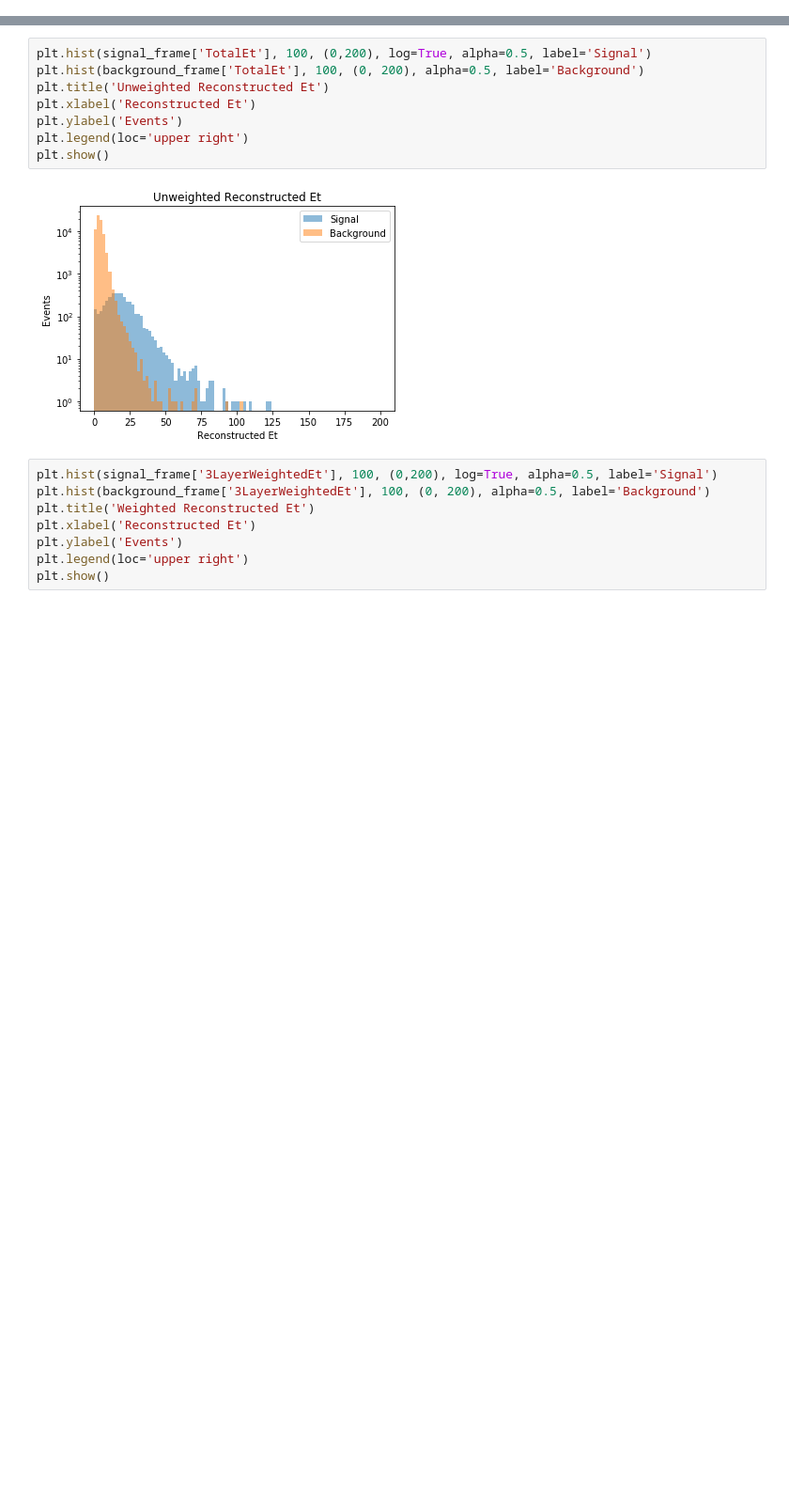
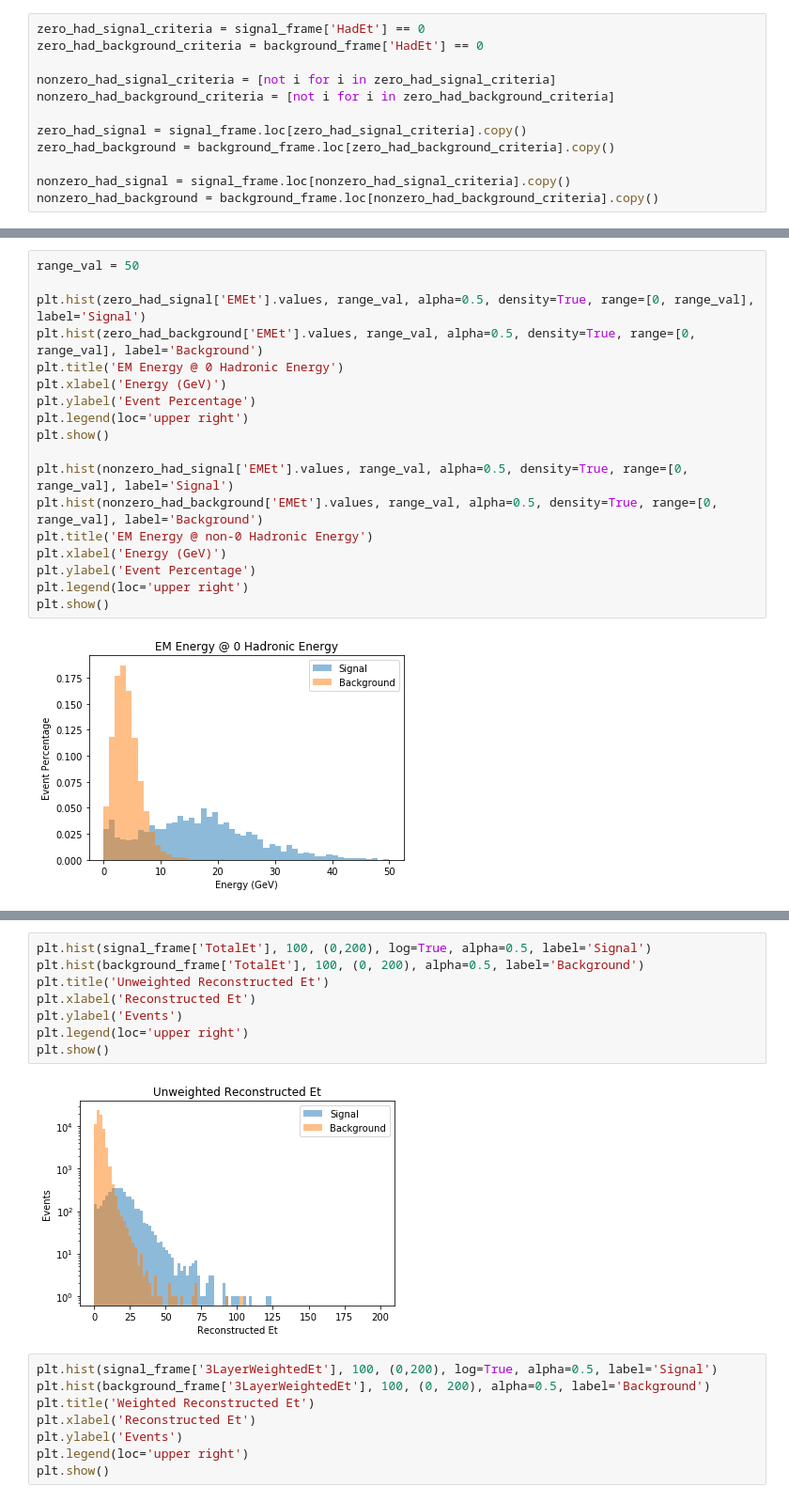
Before and after one commit to nluongo/RootScripts, a Jupyter notebook: LayerFrame/EtExploration.ipynb, the cells around one changed output, grey strips where cells are left out. Shown at 94% size. Drawn from its saved outputs; the diff is of its cells as text; blank space fills up the shorter version.

```diff
--- a/LayerFrame/EtExploration.ipynb
+++ b/LayerFrame/EtExploration.ipynb
@@ -69,0 +109,12 @@ Fraction of hadronic energy in background events:
+# %%
+zero_had_signal_criteria = signal_frame['HadEt'] == 0
+zero_had_background_criteria = background_frame['HadEt'] == 0
+
+nonzero_had_signal_criteria = [not i for i in zero_had_signal_criteria]
+nonzero_had_background_criteria = [not i for i in zero_had_background_criteria]
+
+zero_had_signal = signal_frame.loc[zero_had_signal_criteria].copy()
+zero_had_background = background_frame.loc[zero_had_background_criteria].copy()
+
+nonzero_had_signal = signal_frame.loc[nonzero_had_signal_criteria].copy()
+nonzero_had_background = background_frame.loc[nonzero_had_background_criteria].copy()
@@ -69,0 +136,20 @@ Fraction of hadronic energy in background events:
+# %%
+range_val = 50
+
+plt.hist(zero_had_signal['EMEt'].values, range_val, alpha=0.5, density=True, range=[0, range_val], label='Signal')
+plt.hist(zero_had_background['EMEt'].values, range_val, alpha=0.5, density=True, range=[0, range_val], label='Background')
+plt.title('EM Energy @ 0 Hadronic Energy')
+plt.xlabel('Energy (GeV)')
+plt.ylabel('Event Percentage')
+plt.legend(loc='upper right')
+plt.show()
+
+plt.hist(nonzero_had_signal['EMEt'].values, range_val, alpha=0.5, density=True, range=[0, range_val], label='Signal')
+plt.hist(nonzero_had_background['EMEt'].values, range_val, alpha=0.5, density=True, range=[0, range_val], label='Background')
+plt.title('EM Energy @ non-0 Hadronic Energy')
+plt.xlabel('Energy (GeV)')
+plt.ylabel('Event Percentage')
+plt.legend(loc='upper right')
+plt.show()
+# %% [output]
+[figure, added]
```
Also changed, not shown: parts of 17 cells of this notebook, 6 other files.
